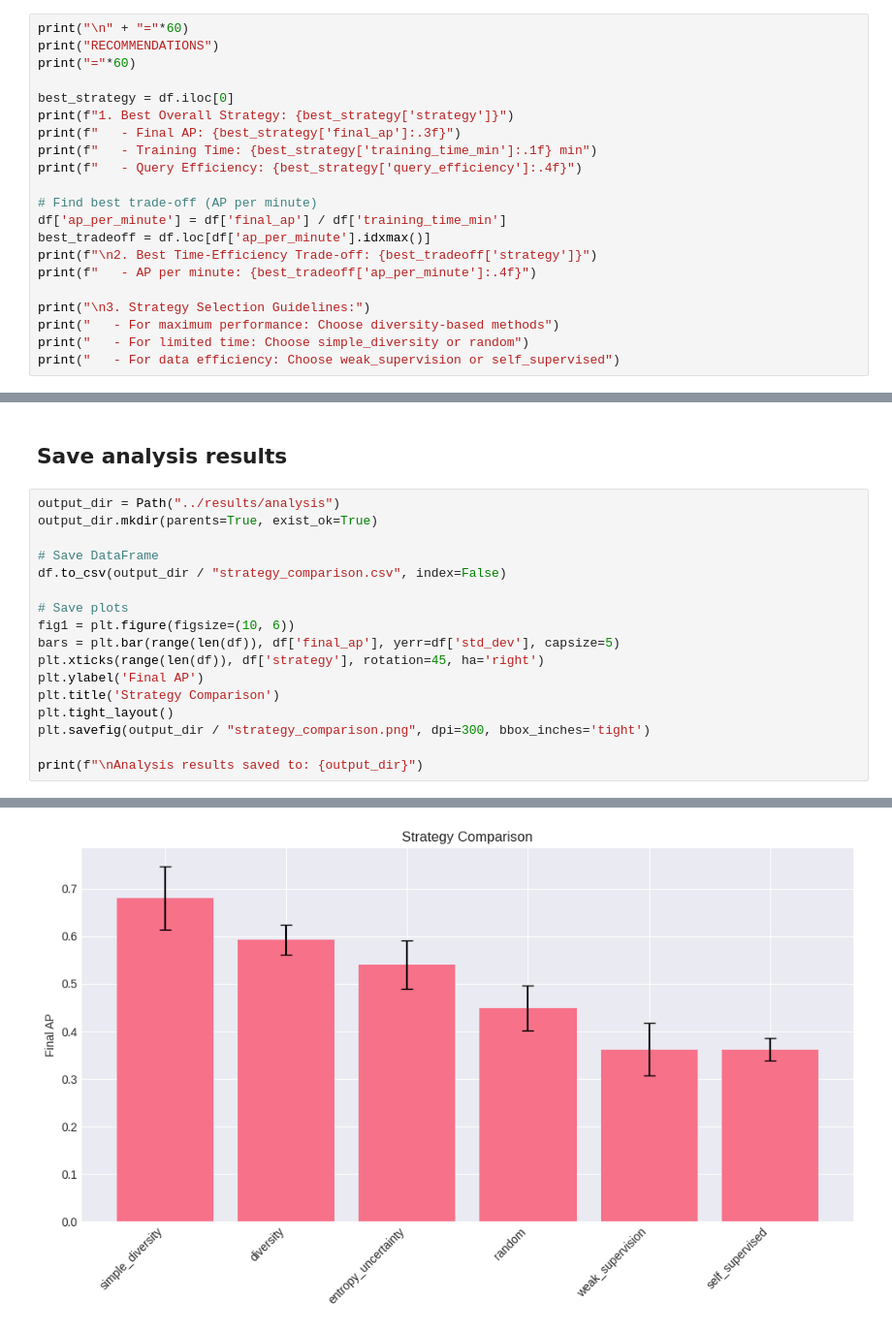
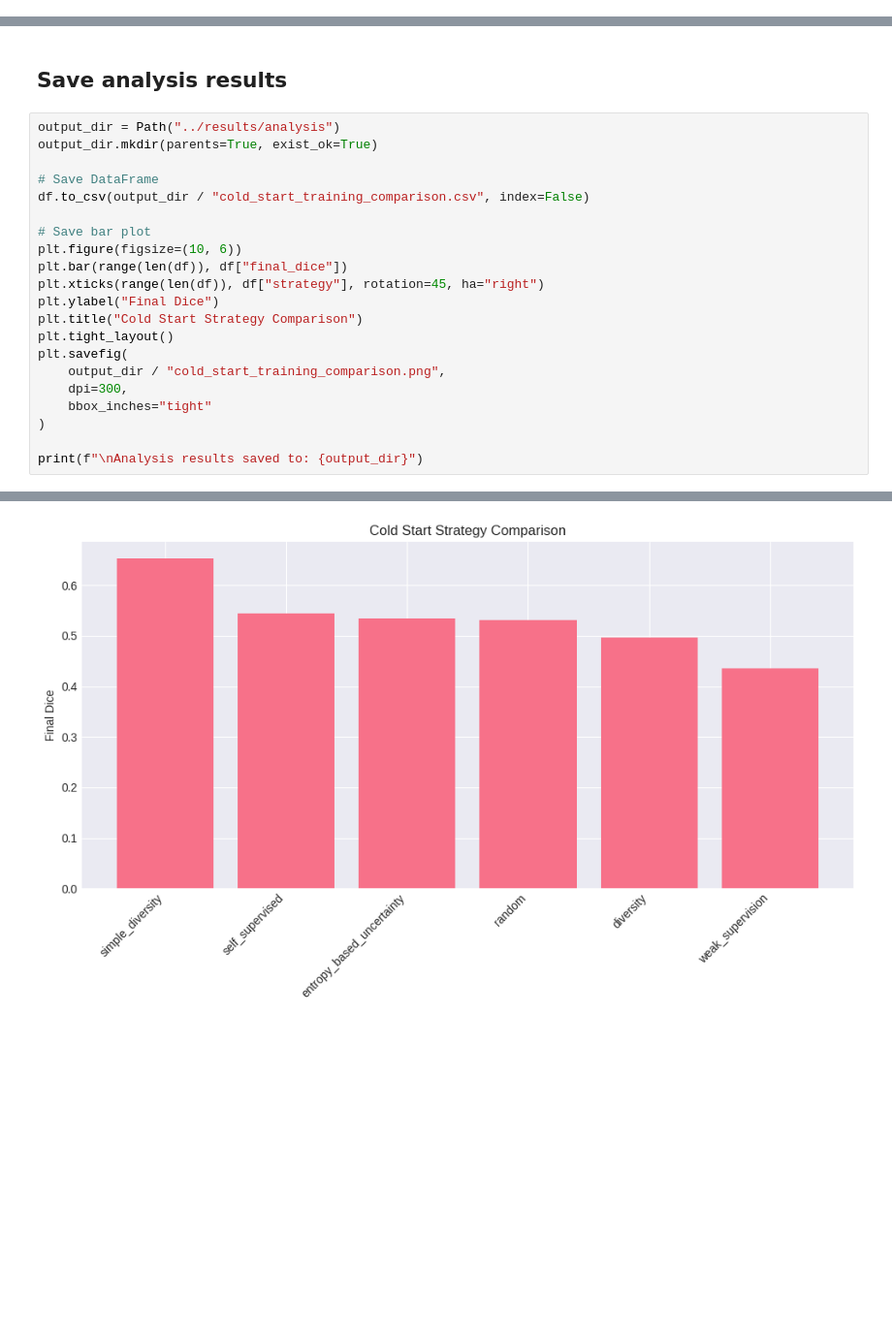
Before and after one commit to abrekkamil/Active_Learning_Benchmarking, a Jupyter notebook: notebooks/05_strategy_comparison.ipynb, the cells around one changed output, grey strips where cells are left out. Shown at 97% size. Saved outputs shown, nothing was run; the diff lists cells and outputs as text; blank space fills up the shorter version.

```diff
--- a/notebooks/05_strategy_comparison.ipynb
+++ b/notebooks/05_strategy_comparison.ipynb
@@ -261,23 +288,2 @@ entropy_uncertainty    0.539   0.633              46.5           0.0156
 # %% [markdown]
 ## Recommendations based on analysis
-# %%
-print("\n" + "="*60)
-print("RECOMMENDATIONS")
-print("="*60)
-
-best_strategy = df.iloc[0]
-print(f"1. Best Overall Strategy: {best_strategy['strategy']}")
-print(f"   - Final AP: {best_strategy['final_ap']:.3f}")
-print(f"   - Training Time: {best_strategy['training_time_min']:.1f} min")
-print(f"   - Query Efficiency: {best_strategy['query_efficiency']:.4f}")
-
-# Find best trade-off (AP per minute)
-df['ap_per_minute'] = df['final_ap'] / df['training_time_min']
-best_tradeoff = df.loc[df['ap_per_minute'].idxmax()]
-print(f"\n2. Best Time-Efficiency Trade-off: {best_tradeoff['strategy']}")
-print(f"   - AP per minute: {best_tradeoff['ap_per_minute']:.4f}")
-
-print("\n3. Strategy Selection Guidelines:")
-print("   - For maximum performance: Choose diversity-based methods")
-print("   - For limited time: Choose simple_diversity or random")
-print("   - For data efficiency: Choose weak_supervision or self_supervised")
@@ -302,20 +313,24 @@ RECOMMENDATIONS
 # %%
 output_dir = Path("../results/analysis")
 output_dir.mkdir(parents=True, exist_ok=True)
 
 # Save DataFrame
-df.to_csv(output_dir / "strategy_comparison.csv", index=False)
+df.to_csv(output_dir / "cold_start_training_comparison.csv", index=False)
 
-# Save plots
-fig1 = plt.figure(figsize=(10, 6))
-bars = plt.bar(range(len(df)), df['final_ap'], yerr=df['std_dev'], capsize=5)
-plt.xticks(range(len(df)), df['strategy'], rotation=45, ha='right')
-plt.ylabel('Final AP')
-plt.title('Strategy Comparison')
+# Save bar plot
+plt.figure(figsize=(10, 6))
+plt.bar(range(len(df)), df["final_dice"])
+plt.xticks(range(len(df)), df["strategy"], rotation=45, ha="right")
+plt.ylabel("Final Dice")
+plt.title("Cold Start Strategy Comparison")
 plt.tight_layout()
-plt.savefig(output_dir / "strategy_comparison.png", dpi=300, bbox_inches='tight')
+plt.savefig(
+    output_dir / "cold_start_training_comparison.png",
+    dpi=300,
+    bbox_inches="tight"
+)
 
 print(f"\nAnalysis results saved to: {output_dir}")
 # %% [output]
 Analysis results saved to: ../results/analysis
-[figure, old version]
+[figure, new version]
```
Also changed, not shown: parts of 16 cells of this notebook, 2 other files.
